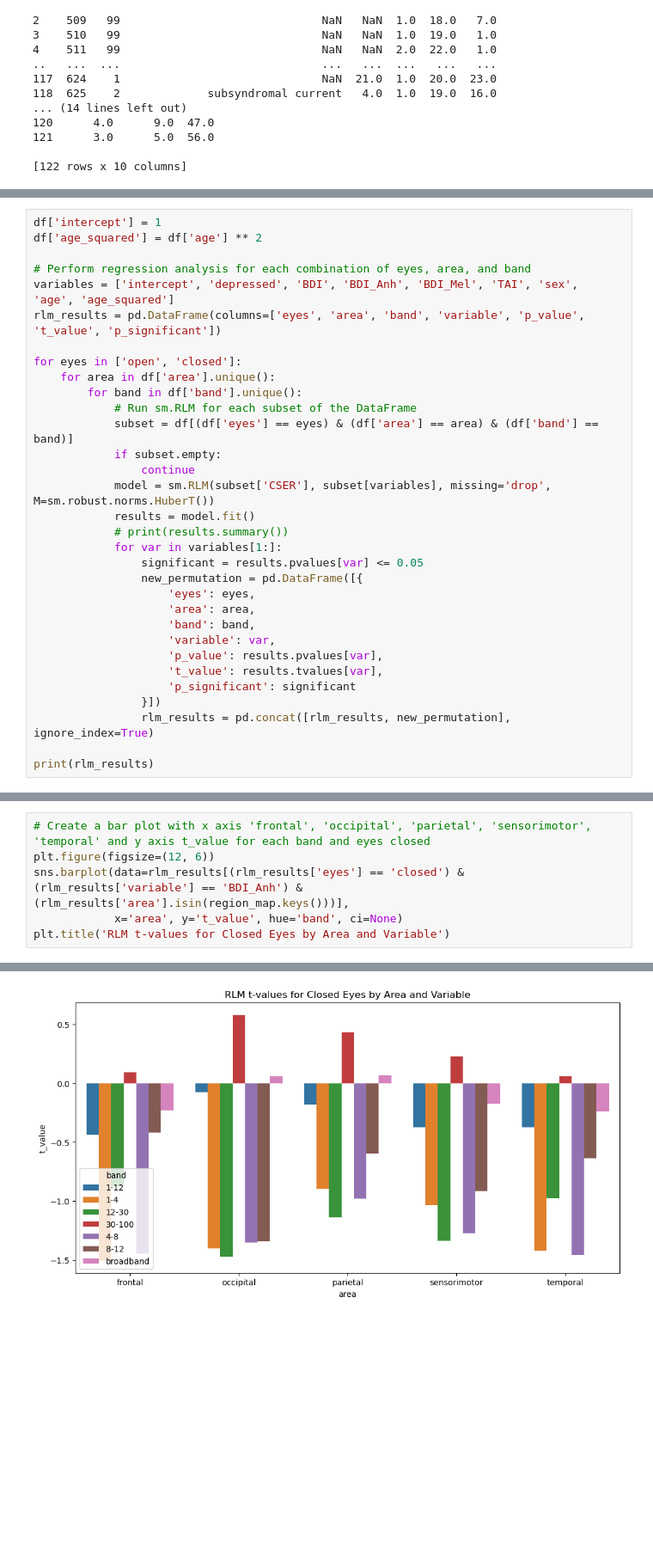
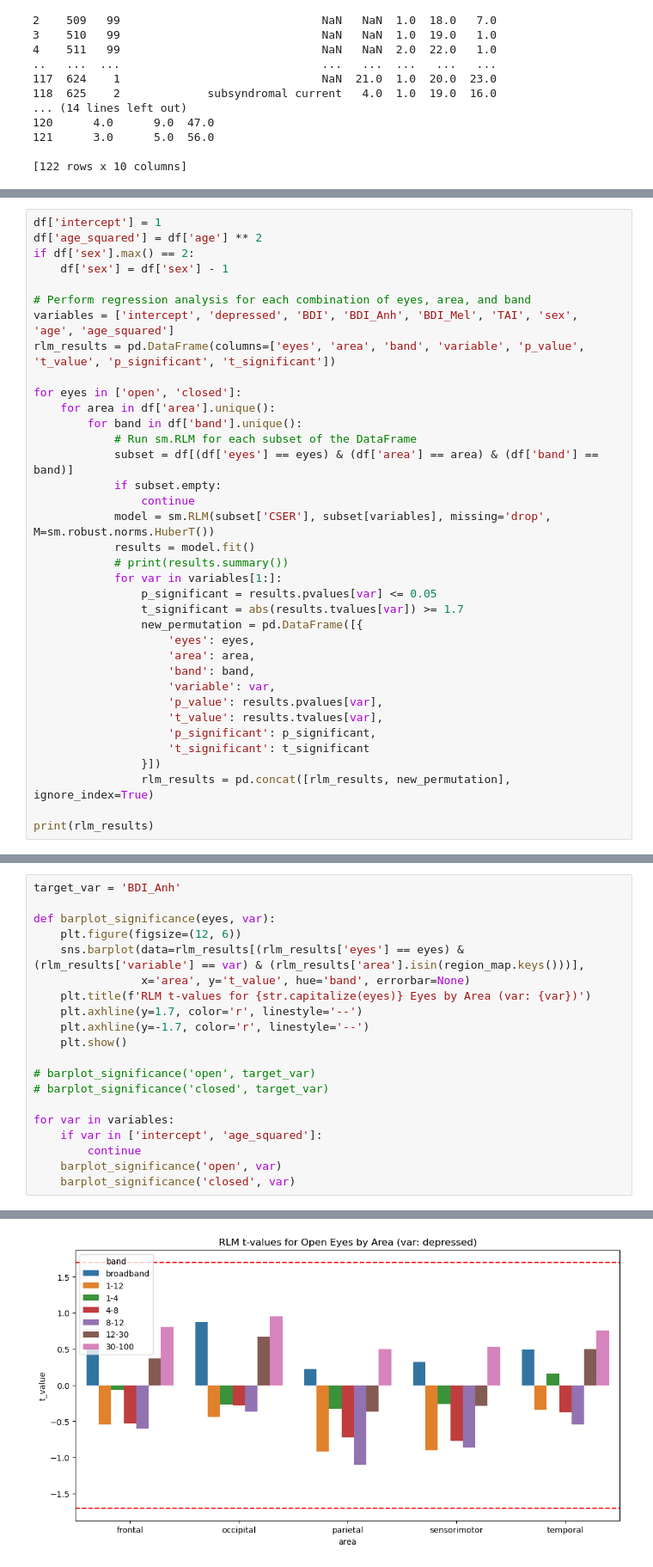
Before and after one commit to ldubravica/MScResearchProject, a Jupyter notebook: cser_analysis.ipynb, the cells around one changed output, grey strips where cells are left out. Shown at 86% size. Drawn from its saved outputs; the diff is of its cells as text; blank space fills up the shorter version.

```diff
--- a/cser_analysis.ipynb
+++ b/cser_analysis.ipynb
@@ -408,10 +324,12 @@ df['sex'] = df['sex'] - 1
 # %%
 df['intercept'] = 1
 df['age_squared'] = df['age'] ** 2
+if df['sex'].max() == 2:
+    df['sex'] = df['sex'] - 1
 
 # Perform regression analysis for each combination of eyes, area, and band
 variables = ['intercept', 'depressed', 'BDI', 'BDI_Anh', 'BDI_Mel', 'TAI', 'sex', 'age', 'age_squared']
-rlm_results = pd.DataFrame(columns=['eyes', 'area', 'band', 'variable', 'p_value', 't_value', 'p_significant'])
+rlm_results = pd.DataFrame(columns=['eyes', 'area', 'band', 'variable', 'p_value', 't_value', 'p_significant', 't_significant'])
 
 for eyes in ['open', 'closed']:
     for area in df['area'].unique():
@@ -424,7 +342,8 @@ for eyes in ['open', 'closed']:
             results = model.fit()
             # print(results.summary())
             for var in variables[1:]:
-                significant = results.pvalues[var] <= 0.05
+                p_significant = results.pvalues[var] <= 0.05
+                t_significant = abs(results.tvalues[var]) >= 1.7
                 new_permutation = pd.DataFrame([{
                     'eyes': eyes,
                     'area': area,
@@ -432,7 +351,8 @@ for eyes in ['open', 'closed']:
                     'variable': var,
                     'p_value': results.pvalues[var],
                     't_value': results.tvalues[var],
-                    'p_significant': significant
+                    'p_significant': p_significant,
+                    't_significant': t_significant
                 }])
                 rlm_results = pd.concat([rlm_results, new_permutation], ignore_index=True)
 
@@ -458,7 +378,21 @@ print(rlm_results)
 # %%
-# Create a bar plot with x axis 'frontal', 'occipital', 'parietal', 'sensorimotor', 'temporal' and y axis t_value for each band and eyes closed
-plt.figure(figsize=(12, 6))
-sns.barplot(data=rlm_results[(rlm_results['eyes'] == 'closed') & (rlm_results['variable'] == 'BDI_Anh') & (rlm_results['area'].isin(region_map.keys()))],
-            x='area', y='t_value', hue='band', ci=None)
-plt.title('RLM t-values for Closed Eyes by Area and Variable')
+target_var = 'BDI_Anh'
+
+def barplot_significance(eyes, var):
+    plt.figure(figsize=(12, 6))
+    sns.barplot(data=rlm_results[(rlm_results['eyes'] == eyes) & (rlm_results['variable'] == var) & (rlm_results['area'].isin(region_map.keys()))],
+                x='area', y='t_value', hue='band', errorbar=None)
+    plt.title(f'RLM t-values for {str.capitalize(eyes)} Eyes by Area (var: {var})')
+    plt.axhline(y=1.7, color='r', linestyle='--')
+    plt.axhline(y=-1.7, color='r', linestyle='--')
+    plt.show()
+
+# barplot_significance('open', target_var)
+# barplot_significance('closed', target_var)
+
+for var in variables:
+    if var in ['intercept', 'age_squared']:
+        continue
+    barplot_significance('open', var)
+    barplot_significance('closed', var)
 # %% [output]
@@ -469 +399 @@ Text(0.5, 1.0, 'RLM t-values for Closed Eyes by Area and Variable')
-[figure, old version]
+[figure, new version]
```
Also changed, not shown: parts of 17 cells of this notebook, 12 other files.
